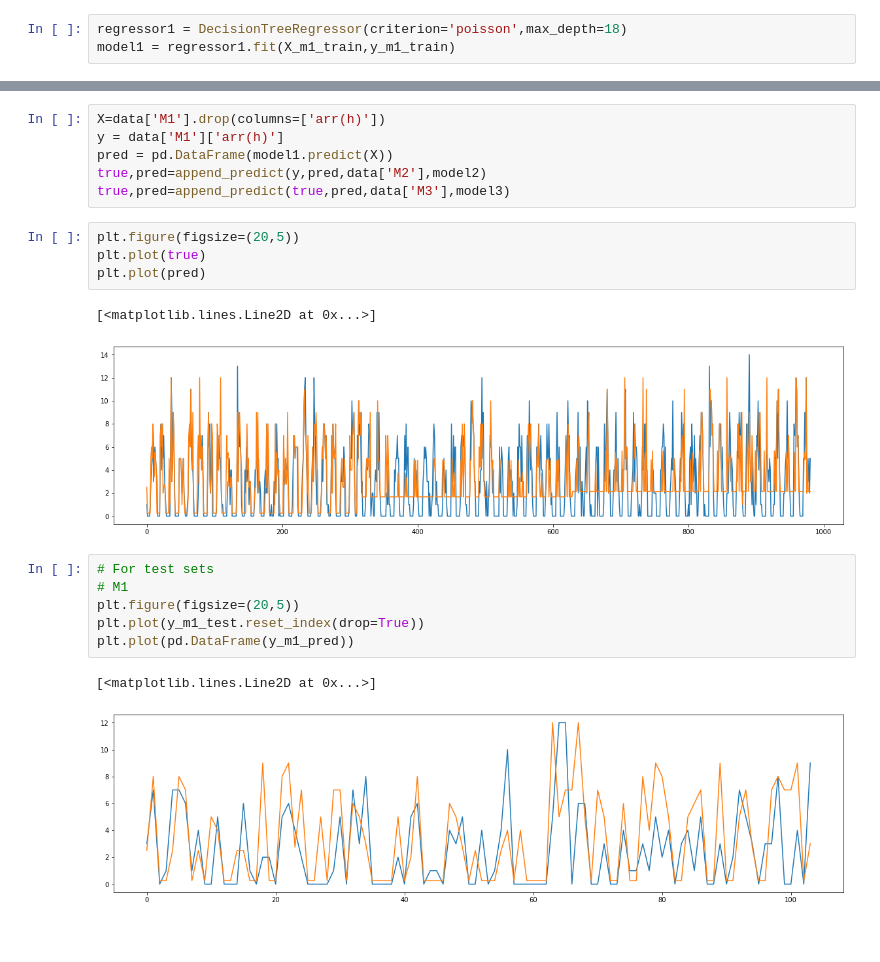
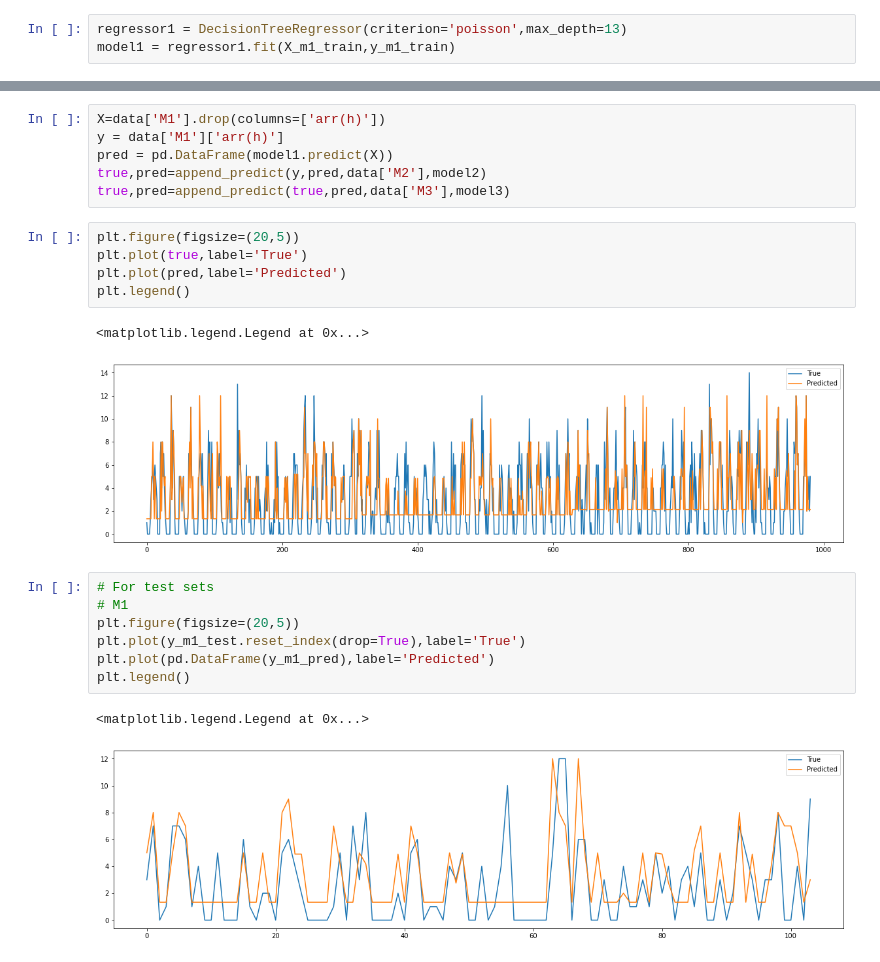
Before and after one commit to rajivsam/cmi_count_data_modeling, a Jupyter notebook: notebooks/retail_DecesionTreeRegressor.ipynb, the cells around one changed output, grey strips where cells are left out. Saved outputs shown, nothing was run; the diff lists cells and outputs as text.

Commit message:
True vs Predicted plots updated

```diff
--- a/notebooks/retail_DecesionTreeRegressor.ipynb
+++ b/notebooks/retail_DecesionTreeRegressor.ipynb
@@ -475,7 +475,7 @@ for i in range(5):
 # %% [markdown]
 - Tree with max_depth = 13 for Month = 1
 # %%
-regressor1 = DecisionTreeRegressor(criterion='poisson',max_depth=18)
+regressor1 = DecisionTreeRegressor(criterion='poisson',max_depth=13)
 model1 = regressor1.fit(X_m1_train,y_m1_train)
 # %%
 text_representation = tree.export_text(model1,feature_names=list(X_m1_train.columns))
@@ -603,20 +603,22 @@ true,pred=append_predict(y,pred,data['M2'],model2)
 true,pred=append_predict(true,pred,data['M3'],model3)
 # %%
 plt.figure(figsize=(20,5))
-plt.plot(true)
-plt.plot(pred)
+plt.plot(true,label='True')
+plt.plot(pred,label='Predicted')
+plt.legend()
 # %% [output]
-[<matplotlib.lines.Line2D at 0x...>]
+<matplotlib.legend.Legend at 0x...>
-[figure, old version]
+[figure, new version]
 # %%
 # For test sets
 # M1
 plt.figure(figsize=(20,5))
-plt.plot(y_m1_test.reset_index(drop=True))
-plt.plot(pd.DataFrame(y_m1_pred))
+plt.plot(y_m1_test.reset_index(drop=True),label='True')
+plt.plot(pd.DataFrame(y_m1_pred),label='Predicted')
+plt.legend()
 # %% [output]
-[<matplotlib.lines.Line2D at 0x...>]
+<matplotlib.legend.Legend at 0x...>
-[figure, old version]
+[figure, new version]
 # %%
 # M2
 plt.figure(figsize=(20,5))
```
Also changed, not shown: parts of 24 cells of this notebook.
